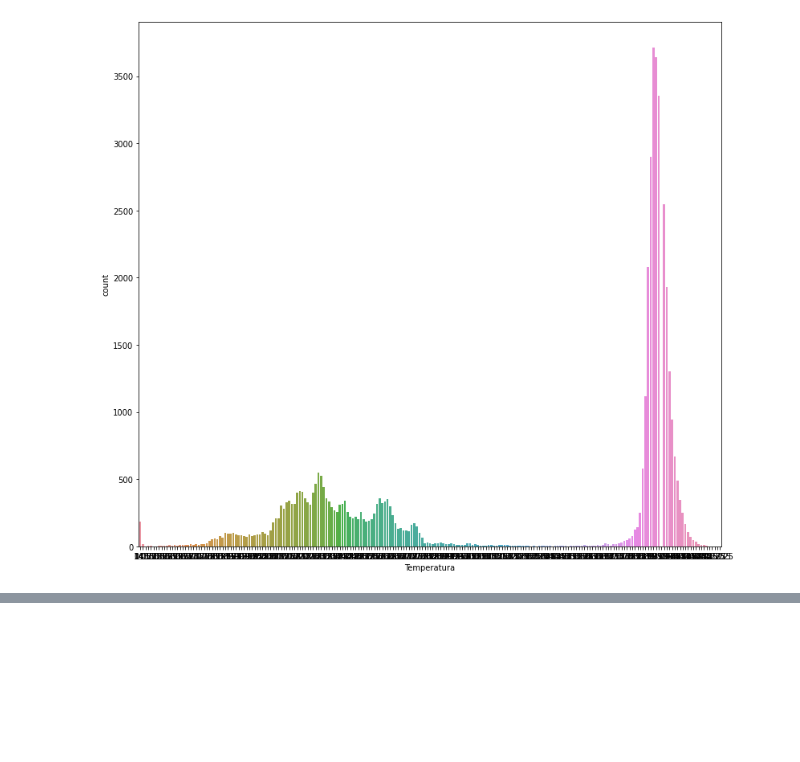
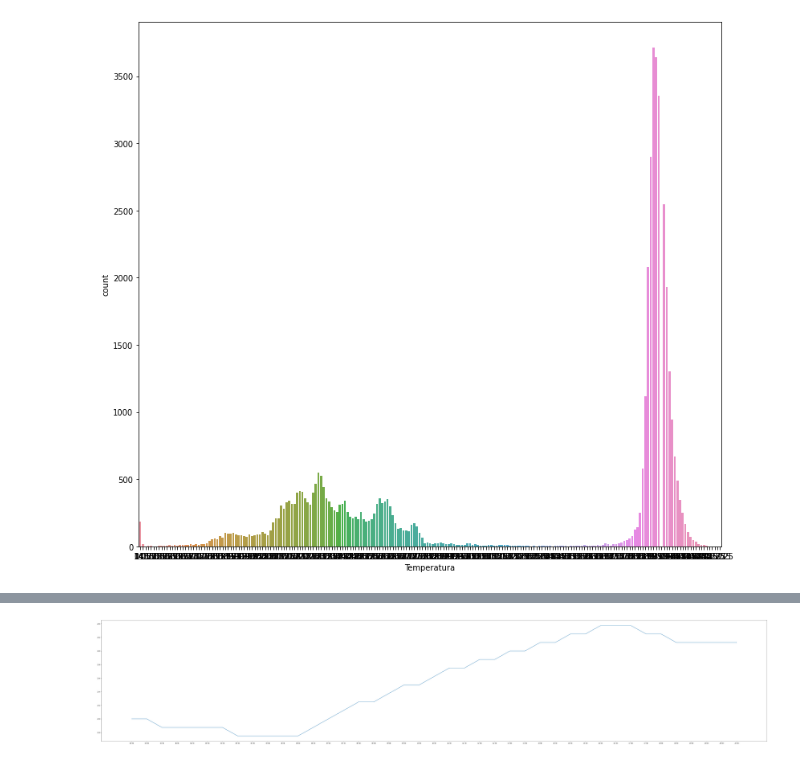
Before and after one commit to InstitutodaVinci3/vancouver, a Jupyter notebook: Temperatura_Animal.ipynb, the cells around one changed output, grey strips where cells are left out. Saved outputs shown, nothing was run; the diff lists cells and outputs as text; code cells hidden in the pictures; blank space fills up the shorter version.

```diff
--- a/Temperatura_Animal.ipynb
+++ b/Temperatura_Animal.ipynb
@@ -179,0 +275,7 @@ Name: Temperatura, dtype: int64
+# %%
+plt.figure(figsize=(80, 15))
+df_teste=df.loc[(df['Id_Animal'] == 653) &(df['Data']=='10/10/2017')]
+plt.plot(df_teste.Hora, df_teste.Temperatura)
+plt.show()
+# %% [output]
+[figure, added]
```
Also changed, not shown: parts of 22 cells of this notebook.
